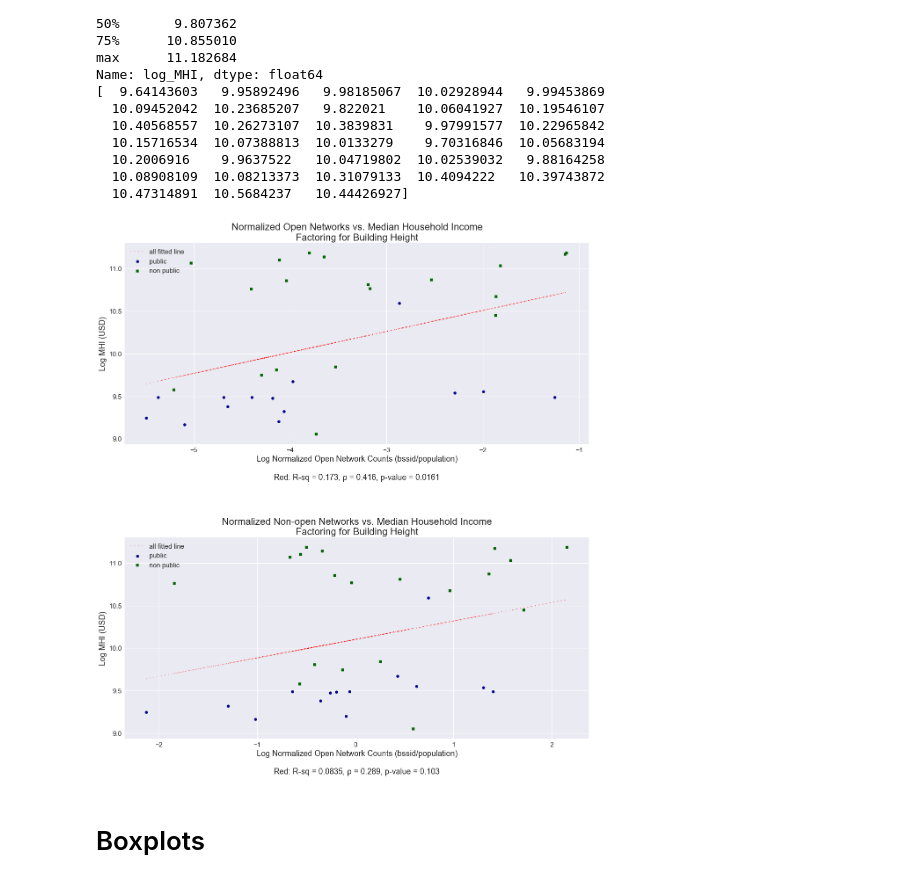
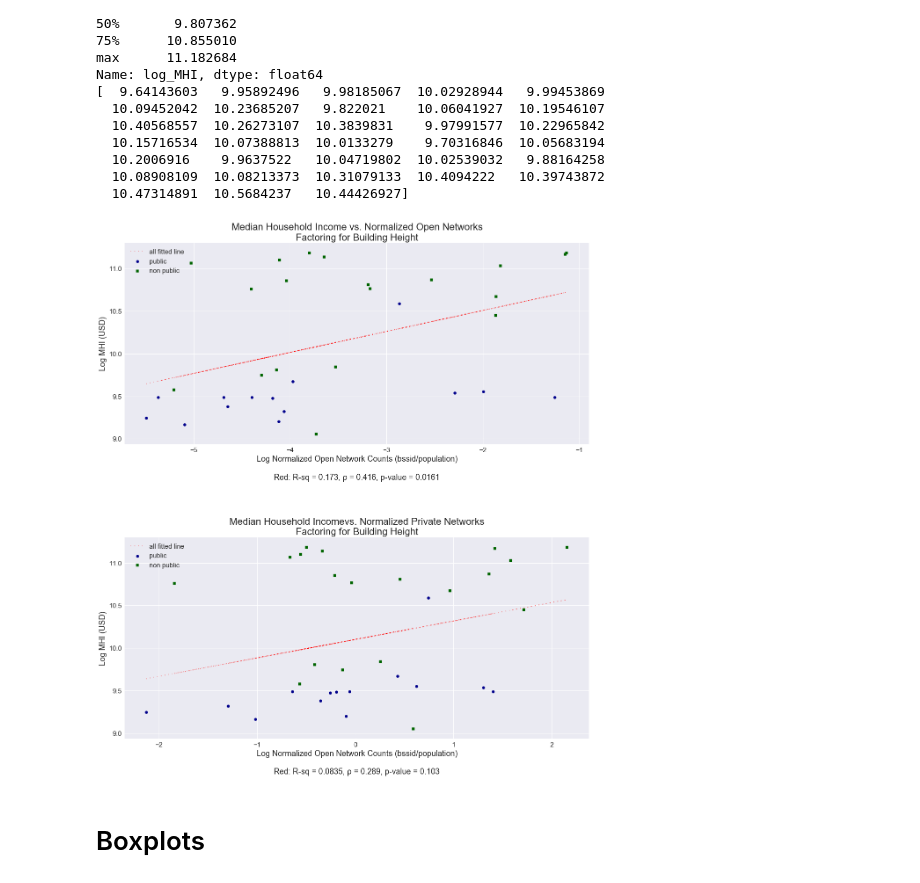
Before and after one commit to cor215/WiFind2017, a Jupyter notebook: Final Analysis - Wifind.ipynb, the cells around one changed output. Drawn from its saved outputs; the diff is of its cells as text; code cells hidden in the pictures.

```diff
--- a/Final Analysis - Wifind.ipynb
+++ b/Final Analysis - Wifind.ipynb
@@ -1390,40 +1390,40 @@ plt.plot(X1_floors.log_norm_open_counts, predictions1_floors, color="red", lines
 #plt.plot(X_open_public.log_norm_open_counts, predictions1_open_public, color="orange", linestyle='--', dashes=(.3, 4), label="public fitted line")
 #plt.plot(X_non_open_public.log_norm_open_counts, predictions1_non_open_public, color="purple", linestyle='--', dashes=(.3, 4), label="non-public fitted line")
 
-ax1.set_title("Normalized Open Networks vs. Median Household Income\nFactoring for Building Height",fontsize=22)
+ax1.set_title("Median Household Income vs. Normalized Open Networks\nFactoring for Building Height",fontsize=22)
 ax1.set_xlabel("                Log Normalized Open Network Counts (bssid/population)\
                 \n\nRed: R-sq = {:.3}, ρ = {:.3}, p-value = {:.3}\n\n\n".format(model1_floors.rsquared,r1_floors[0],r1_floors[1]),fontsize=18)
 
 ax1.set_ylabel("Log MHI (USD)", fontsize=18)
 #ax1.set_yscale("log")
 #ax1.set_xscale("log")
 
 plt.legend(fontsize=15)
 plt.tight_layout()
 
 ax2 = plt.subplot(2,1,2)
 
 floors[floors.Public_cat == "public"].plot(kind='scatter', title ="Non-Open Networks in Public vs. Non-public Residential Areas", \
                    figsize=(16, 18), legend=True, fontsize=15, x='log_norm_non_open_counts', y='log_MHI', s=40,\
                        color='DarkBlue', label='public', ax=ax2, marker="o")
 floors[floors.Public_cat == "non-public"].plot(kind='scatter', title ="Non-Open Networks in Public vs. Non-public Residential Areas", \
                    figsize=(16, 18), legend=True, fontsize=15, x='log_norm_non_open_counts', y='log_MHI', s=40,\
                        color='DarkGreen', label='non public', ax=ax2, marker="s")
 plt.plot(X2_floors.log_norm_non_open_counts, predictions2_floors, color="red", linestyle='--', dashes=(.3, 4), label="all fitted line")
 #plt.plot(X2_non_open_public.log_norm_non_open_counts, predictions2_non_open_public, color="orange", linestyle='--', dashes=(.3, 4), label="public fitted line")
 #plt.plot(X2_non_open_non_public.log_norm_non_open_counts, predictions2_non_open_non_public, color="purple", linestyle='--', dashes=(.3, 4), label="non-public fitted line")
 
-ax2.set_title("Normalized Non-open Networks vs. Median Household Income\nFactoring for Building Height",fontsize=22)
+ax2.set_title("Median Household Incomevs. Normalized Private Networks\nFactoring for Building Height",fontsize=22)
 ax2.set_xlabel("                Log Normalized Open Network Counts (bssid/population)\
                 \n\nRed: R-sq = {:.3}, ρ = {:.3}, p-value = {:.3}".format(model2_floors.rsquared,r2_floors[0],r2_floors[1]),fontsize=18)
 
 ax2.set_ylabel("Log MHI (USD)", fontsize=18)
 #ax2.set_yscale("log")
 #ax2.set_xscale("log")
 plt.legend(fontsize=15)
 plt.tight_layout()
 # %% [output]
-[figure, old version]
+[figure, new version]
 # %% [markdown]
 # Boxplots
 # %%
```
Also changed, not shown: parts of 16 cells of this notebook.
